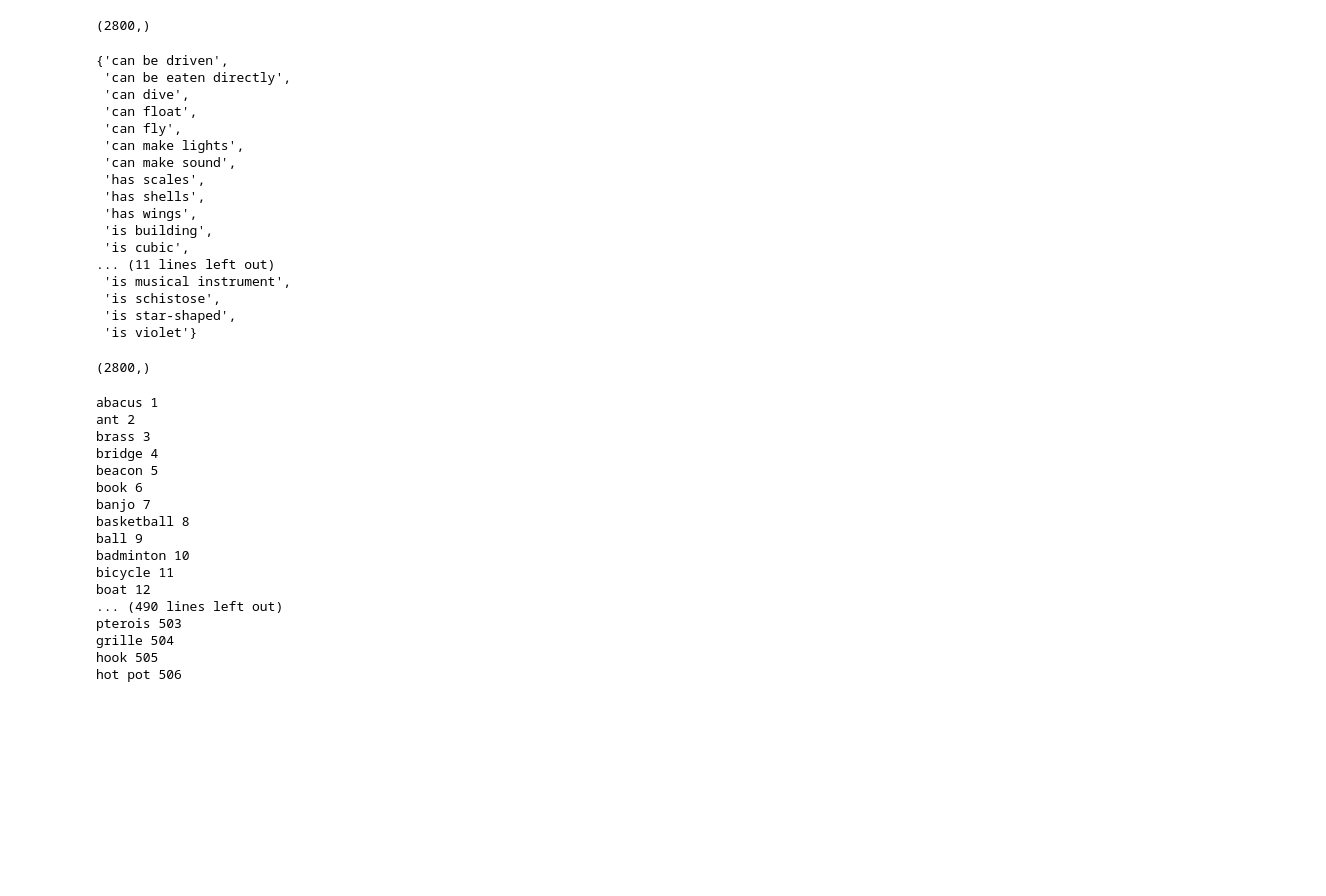
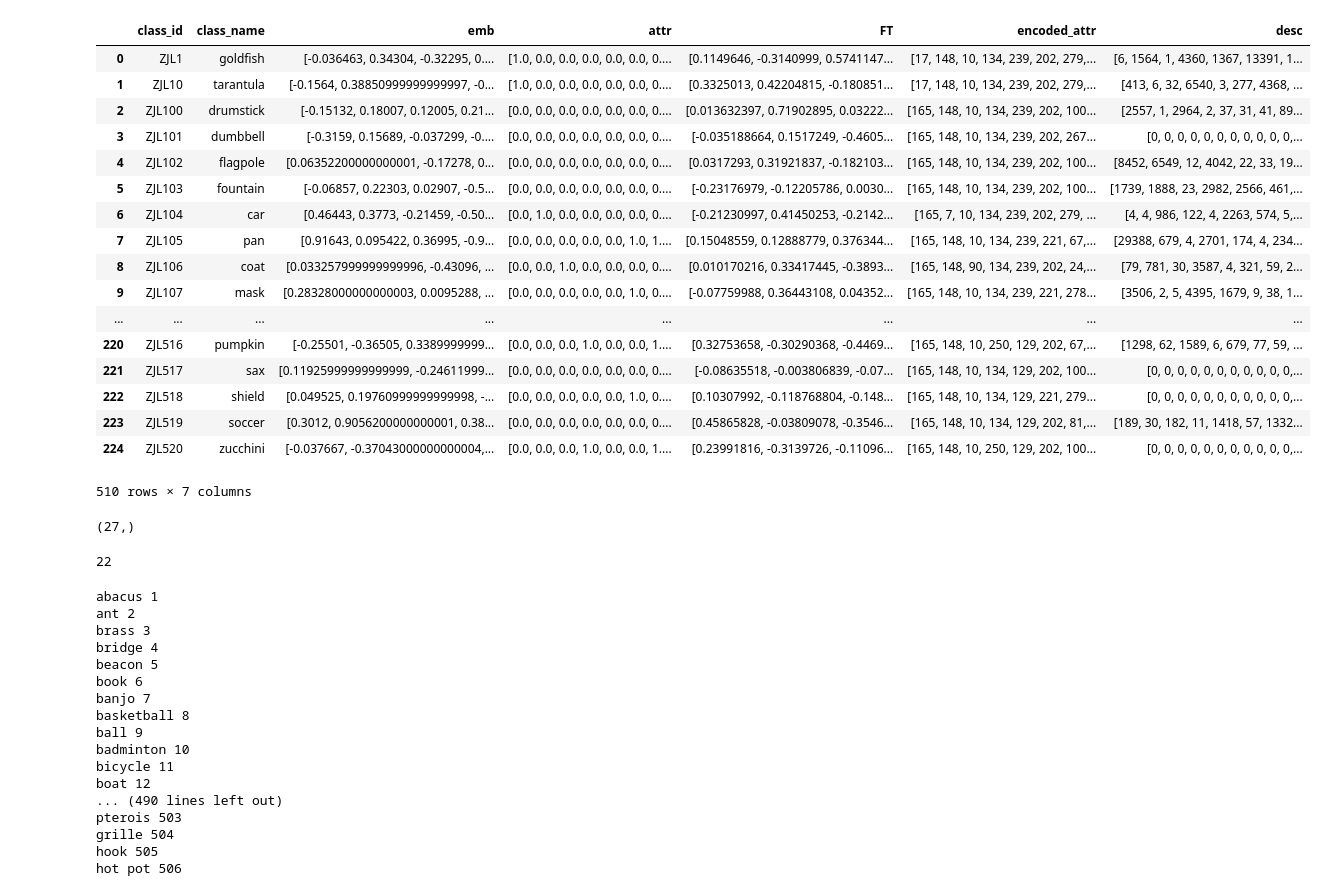
Before and after one commit to ifuding/TC, a Jupyter notebook: ZJC/sub/code/EmbAttrToImagFeaturesClean_GCN_DataB_Clean-Copy2.ipynb, the cells around one changed output. Drawn from its saved outputs; the diff is of its cells as text; code cells hidden in the pictures; blank space fills up the shorter version.

```diff
--- a/ZJC/sub/code/EmbAttrToImagFeaturesClean_GCN_DataB_Clean-Copy2.ipynb
+++ b/ZJC/sub/code/EmbAttrToImagFeaturesClean_GCN_DataB_Clean-Copy2.ipynb
@@ -284,10 +210,27 @@ for ft_dir in ft_files:
 # %%
 with open(path + 'pix72/round2B_class_id_emb_attr_ft2500_encodedAttr.pkl', 'wb') as handle:
     pickle.dump(class_id_emb_attr, handle)
-# %%
-class_id_emb_attr.iloc[0].emb.shape
-# %% [output]
-(2800,)
+# %%
+class_id_emb_attr
+# %% [output]
+|  | class_id | class_name | emb | attr | FT | encoded_attr | desc |
+| 0 | ZJL1 | goldfish | [-0.036463, 0.34304, -0.32295, 0.... | [1.0, 0.0, 0.0, 0.0, 0.0, 0.0, 0.... | [0.1149646, -0.3140999, 0.5741147... | [17, 148, 10, 134, 239, 202, 279,... | [6, 1564, 1, 4360, 1367, 13391, 1... |
+| 1 | ZJL10 | tarantula | [-0.1564, 0.38850999999999997, -0... | [1.0, 0.0, 0.0, 0.0, 0.0, 0.0, 0.... | [0.3325013, 0.42204815, -0.180851... | [17, 148, 10, 134, 239, 202, 279,... | [413, 6, 32, 6540, 3, 277, 4368, ... |
+| 2 | ZJL100 | drumstick | [-0.15132, 0.18007, 0.12005, 0.21... | [0.0, 0.0, 0.0, 0.0, 0.0, 0.0, 0.... | [0.013632397, 0.71902895, 0.03222... | [165, 148, 10, 134, 239, 202, 100... | [2557, 1, 2964, 2, 37, 31, 41, 89... |
+| 3 | ZJL101 | dumbbell | [-0.3159, 0.15689, -0.037299, -0.... | [0.0, 0.0, 0.0, 0.0, 0.0, 0.0, 0.... | [-0.035188664, 0.1517249, -0.4605... | [165, 148, 10, 134, 239, 202, 267... | [0, 0, 0, 0, 0, 0, 0, 0, 0, 0, 0,... |
+| 4 | ZJL102 | flagpole | [0.06352200000000001, -0.17278, 0... | [0.0, 0.0, 0.0, 0.0, 0.0, 0.0, 0.... | [0.0317293, 0.31921837, -0.182103... | [165, 148, 10, 134, 239, 202, 100... | [8452, 6549, 12, 4042, 22, 33, 19... |
+| 5 | ZJL103 | fountain | [-0.06857, 0.22303, 0.02907, -0.5... | [0.0, 0.0, 0.0, 0.0, 0.0, 0.0, 0.... | [-0.23176979, -0.12205786, 0.0030... | [165, 148, 10, 134, 239, 202, 100... | [1739, 1888, 23, 2982, 2566, 461,... |
+| 6 | ZJL104 | car | [0.46443, 0.3773, -0.21459, -0.50... | [0.0, 1.0, 0.0, 0.0, 0.0, 0.0, 0.... | [-0.21230997, 0.41450253, -0.2142... | [165, 7, 10, 134, 239, 202, 279, ... | [4, 4, 986, 122, 4, 2263, 574, 5,... |
+| 7 | ZJL105 | pan | [0.91643, 0.095422, 0.36995, -0.9... | [0.0, 0.0, 0.0, 0.0, 0.0, 1.0, 1.... | [0.15048559, 0.12888779, 0.376344... | [165, 148, 10, 134, 239, 221, 67,... | [29388, 679, 4, 2701, 174, 4, 234... |
+| 8 | ZJL106 | coat | [0.033257999999999996, -0.43096, ... | [0.0, 0.0, 1.0, 0.0, 0.0, 0.0, 0.... | [0.010170216, 0.33417445, -0.3893... | [165, 148, 90, 134, 239, 202, 24,... | [79, 781, 30, 3587, 4, 321, 59, 2... |
+| 9 | ZJL107 | mask | [0.28328000000000003, 0.0095288, ... | [0.0, 0.0, 0.0, 0.0, 0.0, 1.0, 0.... | [-0.07759988, 0.36443108, 0.04352... | [165, 148, 10, 134, 239, 221, 278... | [3506, 2, 5, 4395, 1679, 9, 38, 1... |
+| ... | ... | ... | ... | ... | ... | ... | ... |
+| 220 | ZJL516 | pumpkin | [-0.25501, -0.36505, 0.3389999999... | [0.0, 0.0, 0.0, 1.0, 0.0, 0.0, 1.... | [0.32753658, -0.30290368, -0.4469... | [165, 148, 10, 250, 129, 202, 67,... | [1298, 62, 1589, 6, 679, 77, 59, ... |
+| 221 | ZJL517 | sax | [0.11925999999999999, -0.24611999... | [0.0, 0.0, 0.0, 0.0, 0.0, 0.0, 0.... | [-0.08635518, -0.003806839, -0.07... | [165, 148, 10, 134, 129, 202, 100... | [0, 0, 0, 0, 0, 0, 0, 0, 0, 0, 0,... |
+| 222 | ZJL518 | shield | [0.049525, 0.19760999999999998, -... | [0.0, 0.0, 0.0, 0.0, 0.0, 1.0, 0.... | [0.10307992, -0.118768804, -0.148... | [165, 148, 10, 134, 129, 221, 279... | [0, 0, 0, 0, 0, 0, 0, 0, 0, 0, 0,... |
+| 223 | ZJL519 | soccer | [0.3012, 0.9056200000000001, 0.38... | [0.0, 0.0, 0.0, 0.0, 0.0, 0.0, 0.... | [0.45865828, -0.03809078, -0.3546... | [165, 148, 10, 134, 129, 202, 81,... | [189, 30, 182, 11, 1418, 57, 1332... |
+| 224 | ZJL520 | zucchini | [-0.037667, -0.37043000000000004,... | [0.0, 0.0, 0.0, 1.0, 0.0, 0.0, 1.... | [0.23991816, -0.3139726, -0.11096... | [165, 148, 10, 250, 129, 202, 100... | [0, 0, 0, 0, 0, 0, 0, 0, 0, 0, 0,... |
+510 rows × 7 columns
 # %%
 def extract_array_from_series(s):
     return np.asarray(list(s))
@@ -358,30 +303,14 @@ class_id_emb_attr['intersect_attr'] = list(attr_df[intersect_attrs].values)
 # %%
 with open(path + '/pix72/round2B_class_id_emb_attr_ft2500_encodedAttr_intersectAttr.pkl', 'wb') as handle:
     pickle.dump(class_id_emb_attr, handle)
-# %%
-set(round2_attrs) - set(intersect_attrs) - set(consant_attr)
-# %% [output]
-{'can be driven',
- 'can be eaten directly',
- 'can dive',
- 'can float',
- 'can fly',
- 'can make lights',
- 'can make sound',
- 'has scales',
- 'has shells',
- 'has wings',
- 'is building',
- 'is cubic',
-... (11 lines left out)
- 'is musical instrument',
- 'is schistose',
- 'is star-shaped',
- 'is violet'}
 # %%
-class_id_emb_attr.iloc[0].emb.shape
+class_id_emb_attr.iloc[0].only_round2_attr.shape
 # %% [output]
-(2800,)
+(27,)
+# %%
+len(intersect_attrs)
+# %% [output]
+22
 # %%
 # del train_data
 gc.collect()
```
Also changed, not shown: parts of 11 cells of this notebook.
